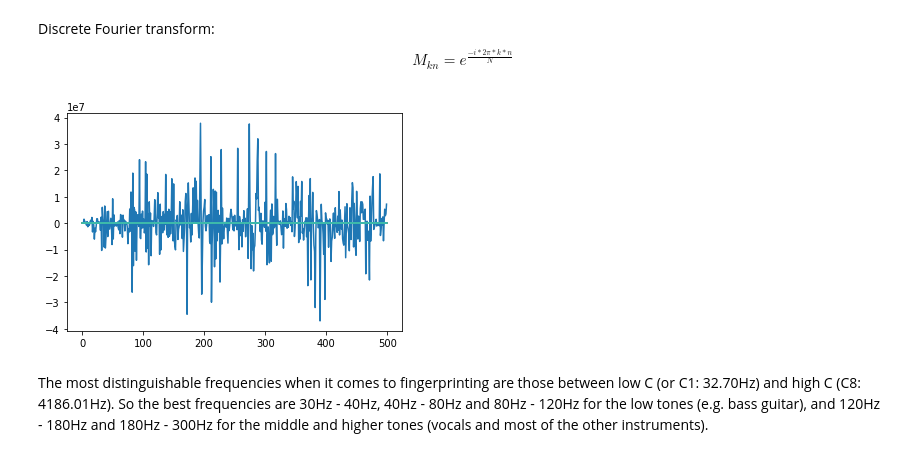
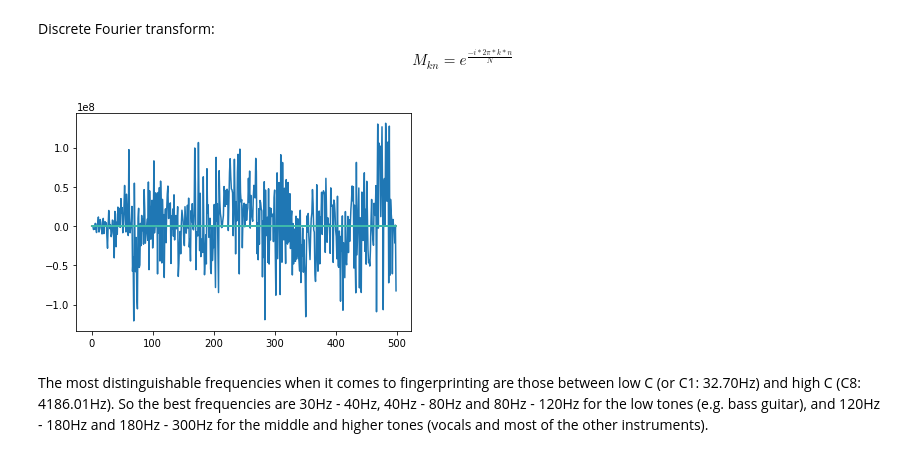
Before and after one commit to Owliie/Smart-Radio, a Jupyter notebook: experiments/song_recognition.ipynb, the cells around one changed output. Saved outputs shown, nothing was run; the diff lists cells and outputs as text; code cells hidden in the pictures.

```diff
--- a/experiments/song_recognition.ipynb
+++ b/experiments/song_recognition.ipynb
@@ -61,32 +61,32 @@ def vector_FFT(complex_input):
 
     return complex_input.ravel()
 # %%
-path = "./songs/pinko.mp3"
+path = "./songs/epic.mp3"
 sound = pydub.AudioSegment.from_mp3(path)
 song = np.array(sound.get_array_of_samples())
 
 if sound.channels == 2:
         song = song.reshape((-1, 2))
 
 size = song.shape[0]
 chunk_size = 4000 #4kHz is best for bins
 sampled_chunk_size = int(size/chunk_size)
 
 sampled = np.zeros(shape=(sampled_chunk_size, chunk_size), dtype=np.complex_)
 
 for i in range(sampled_chunk_size):
     time_variations = np.zeros(chunk_size, dtype=np.complex_)
 
     for j in range(chunk_size):
         time_variations[j] = complex(song[i * chunk_size + 1][0], 0)
 #         print(time_variations[j])
 
     sampled[i] = np.fft.fft(time_variations)
 # print(sampled)
 plt.plot(sampled[:500, :])
 plt.show()
 # %% [output]
-[figure, old version]
+[figure, new version]
 # %% [markdown]
 The most distinguishable frequencies when it comes to fingerprinting are those between low C (or C1: 32.70Hz) and high C (C8: 4186.01Hz). So the best frequencies are 30Hz - 40Hz, 40Hz - 80Hz and 80Hz - 120Hz for the low tones (e.g. bass guitar), and 120Hz - 180Hz and 180Hz - 300Hz for the middle and higher tones (vocals and most of the other instruments).
 # %%
```
Also changed, not shown: parts of 5 cells of this notebook.
